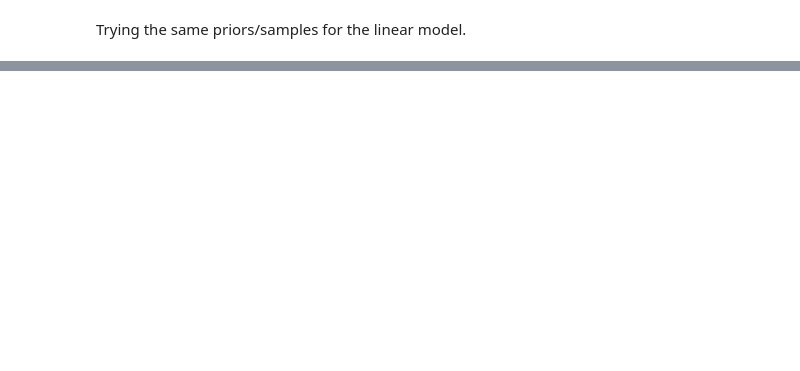
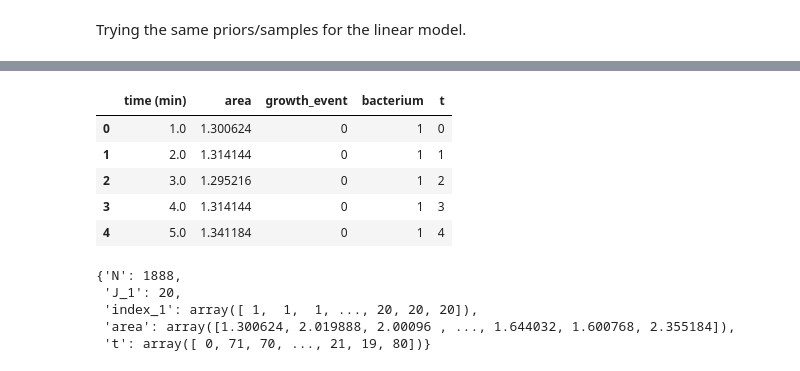
Before and after one commit to Xinhong111/Bi203, a Jupyter notebook: sandbox/hw9.1.ipynb, the cells around one changed output, grey strips where cells are left out. Saved outputs shown, nothing was run; the diff lists cells and outputs as text; code cells hidden in the pictures; blank space fills up the shorter version.

```diff
--- a/sandbox/hw9.1.ipynb
+++ b/sandbox/hw9.1.ipynb
@@ -295,0 +368,25 @@ bokeh.io.show(p)
+# %%
+# Rename for convenience
+df_bacterium1 = df_bacterium1.rename(columns={'area (sq um)': 'area'})
+
+df_bacterium1.head()
+# %% [output]
+|  | time (min) | area | growth_event | bacterium | t |
+| 0 | 1.0 | 1.300624 | 0 | 1 | 0 |
+| 1 | 2.0 | 1.314144 | 0 | 1 | 1 |
+| 2 | 3.0 | 1.295216 | 0 | 1 | 2 |
+| 3 | 4.0 | 1.314144 | 0 | 1 | 3 |
+| 4 | 5.0 | 1.341184 | 0 | 1 | 4 |
+# %%
+data, df_part = bebi103.stan.df_to_datadict_hier(df_bacterium1,
+                                           level_cols=['growth_event'],
+                                           data_cols=['area', 't'])
+
+# Take a look
+data
+# %% [output]
+{'N': 1888,
+ 'J_1': 20,
+ 'index_1': array([ 1,  1,  1, ..., 20, 20, 20]),
+ 'area': array([1.300624, 2.019888, 2.00096 , ..., 1.644032, 1.600768, 2.355184]),
+ 't': array([ 0, 71, 70, ..., 21, 19, 80])}
```
Also changed, not shown: parts of 16 cells of this notebook.
